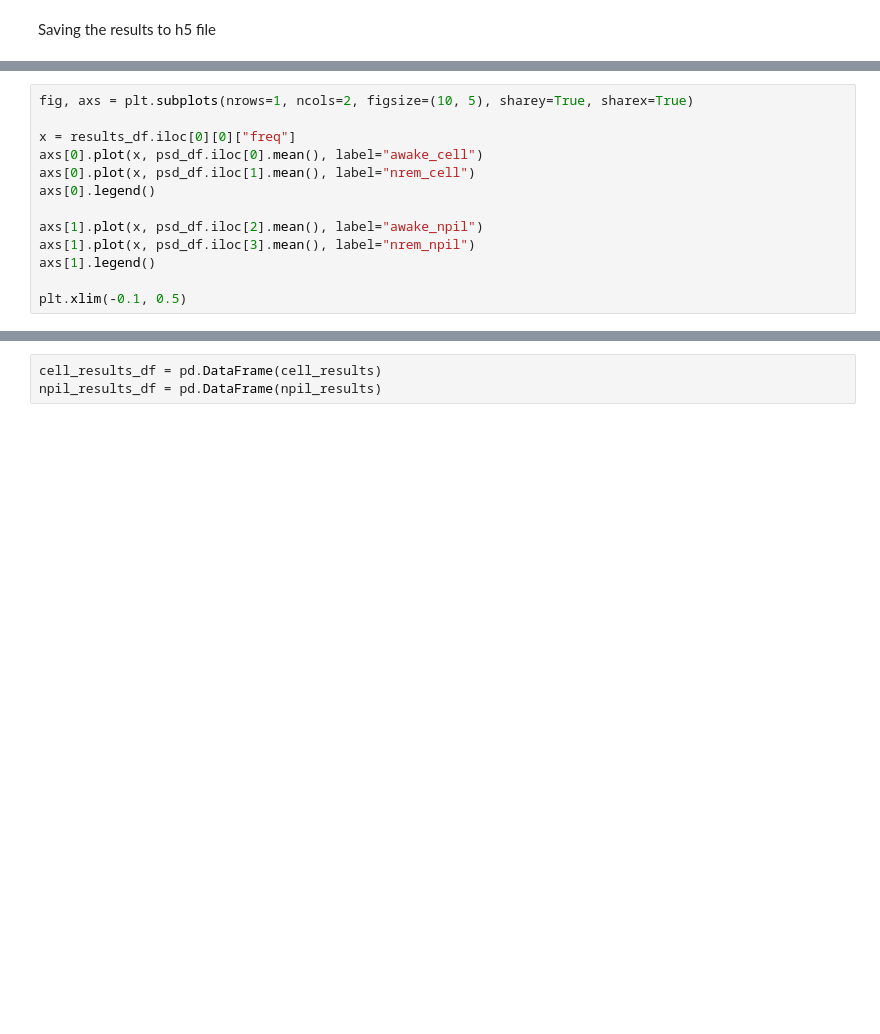
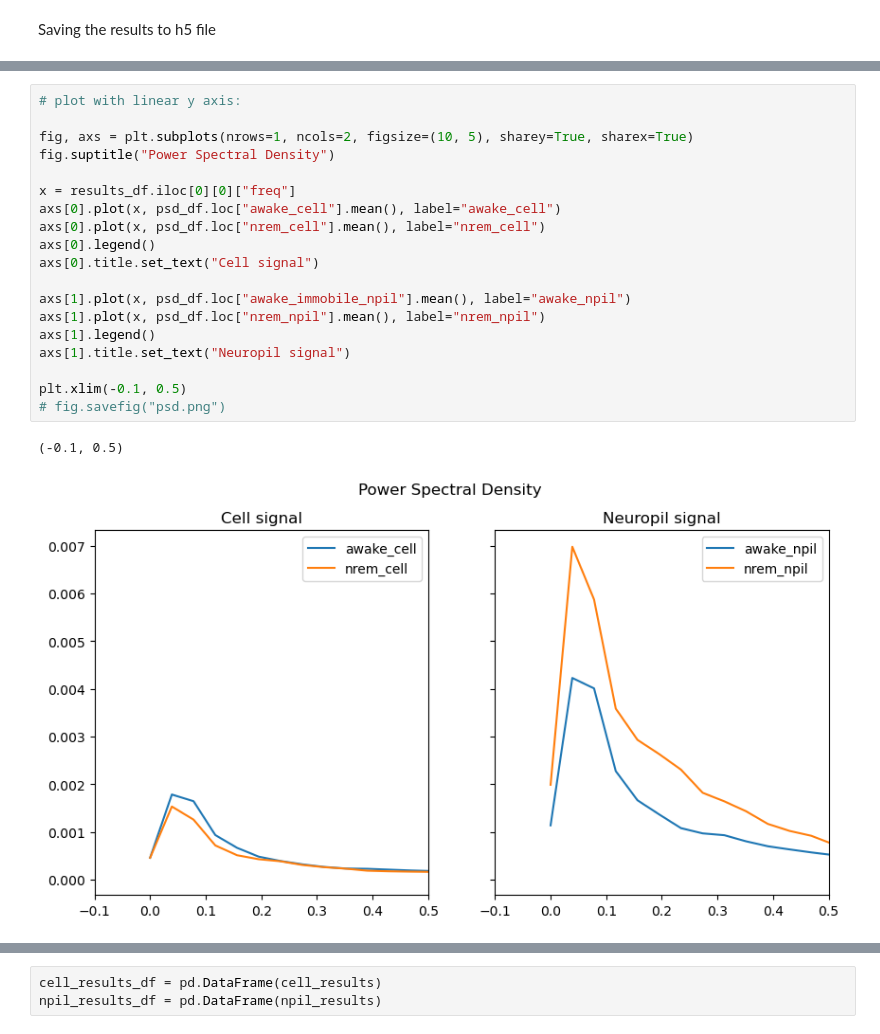
Before and after one commit to JessicaYoujiaLi/sleep, a Jupyter notebook: notebooks/neuropil_analysis/Neuropil_analysis_all_exps.ipynb, the cells around one changed output, grey strips where cells are left out. Drawn from its saved outputs; the diff is of its cells as text; blank space fills up the shorter version.

```diff
--- a/notebooks/neuropil_analysis/Neuropil_analysis_all_exps.ipynb
+++ b/notebooks/neuropil_analysis/Neuropil_analysis_all_exps.ipynb
@@ -182,13 +245,22 @@ psd_df
 # %%
+# plot with linear y axis:
+
 fig, axs = plt.subplots(nrows=1, ncols=2, figsize=(10, 5), sharey=True, sharex=True)
+fig.suptitle("Power Spectral Density")
 
 x = results_df.iloc[0][0]["freq"]
-axs[0].plot(x, psd_df.iloc[0].mean(), label="awake_cell")
-axs[0].plot(x, psd_df.iloc[1].mean(), label="nrem_cell")
+axs[0].plot(x, psd_df.loc["awake_cell"].mean(), label="awake_cell")
+axs[0].plot(x, psd_df.loc["nrem_cell"].mean(), label="nrem_cell")
 axs[0].legend()
+axs[0].title.set_text("Cell signal")
 
-axs[1].plot(x, psd_df.iloc[2].mean(), label="awake_npil")
-axs[1].plot(x, psd_df.iloc[3].mean(), label="nrem_npil")
+axs[1].plot(x, psd_df.loc["awake_immobile_npil"].mean(), label="awake_npil")
+axs[1].plot(x, psd_df.loc["nrem_npil"].mean(), label="nrem_npil")
 axs[1].legend()
+axs[1].title.set_text("Neuropil signal")
 
 plt.xlim(-0.1, 0.5)
+# fig.savefig("psd.png")
+# %% [output]
+(-0.1, 0.5)
+[figure, added]
```
Also changed, not shown: parts of 17 cells of this notebook, 4 other files.
